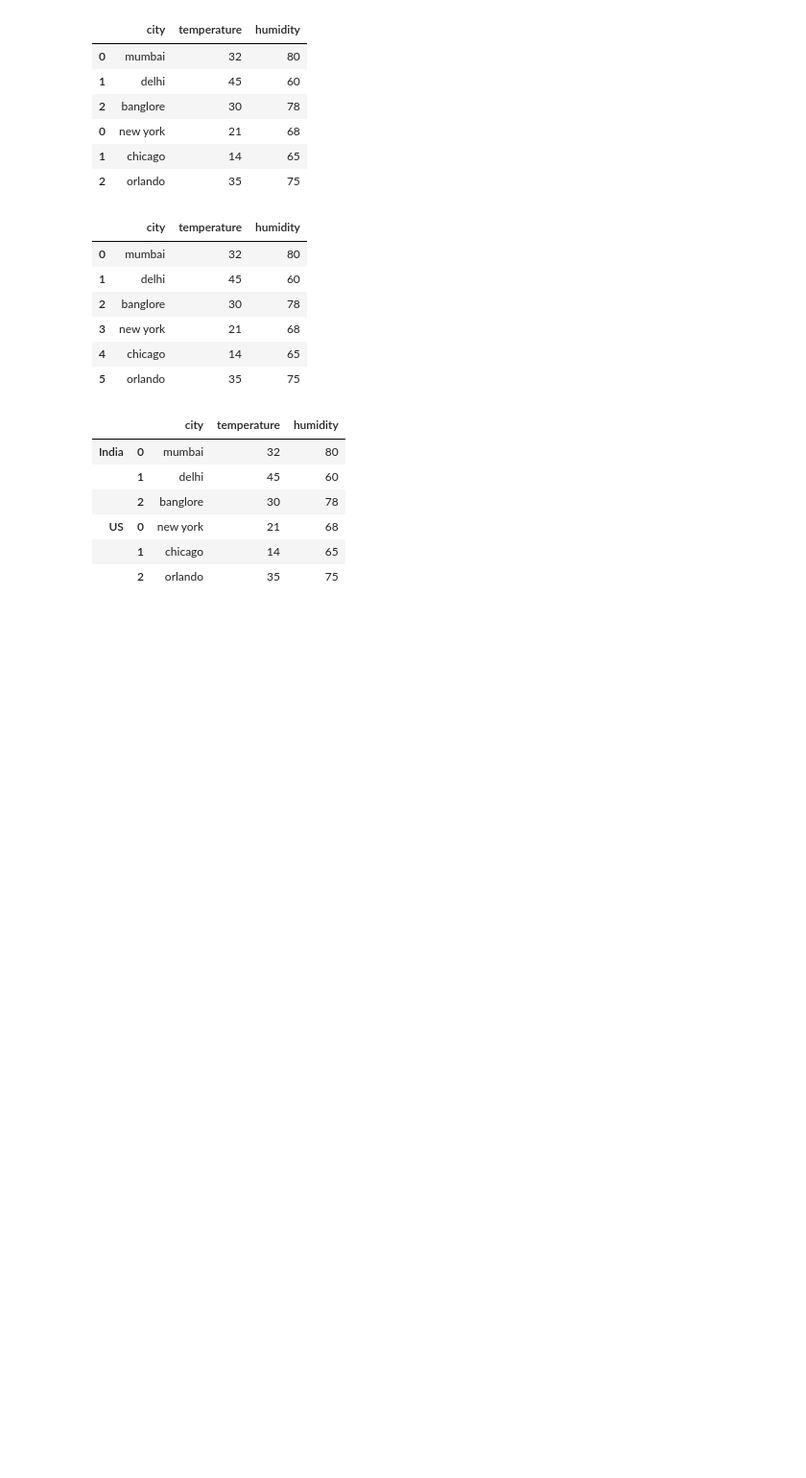
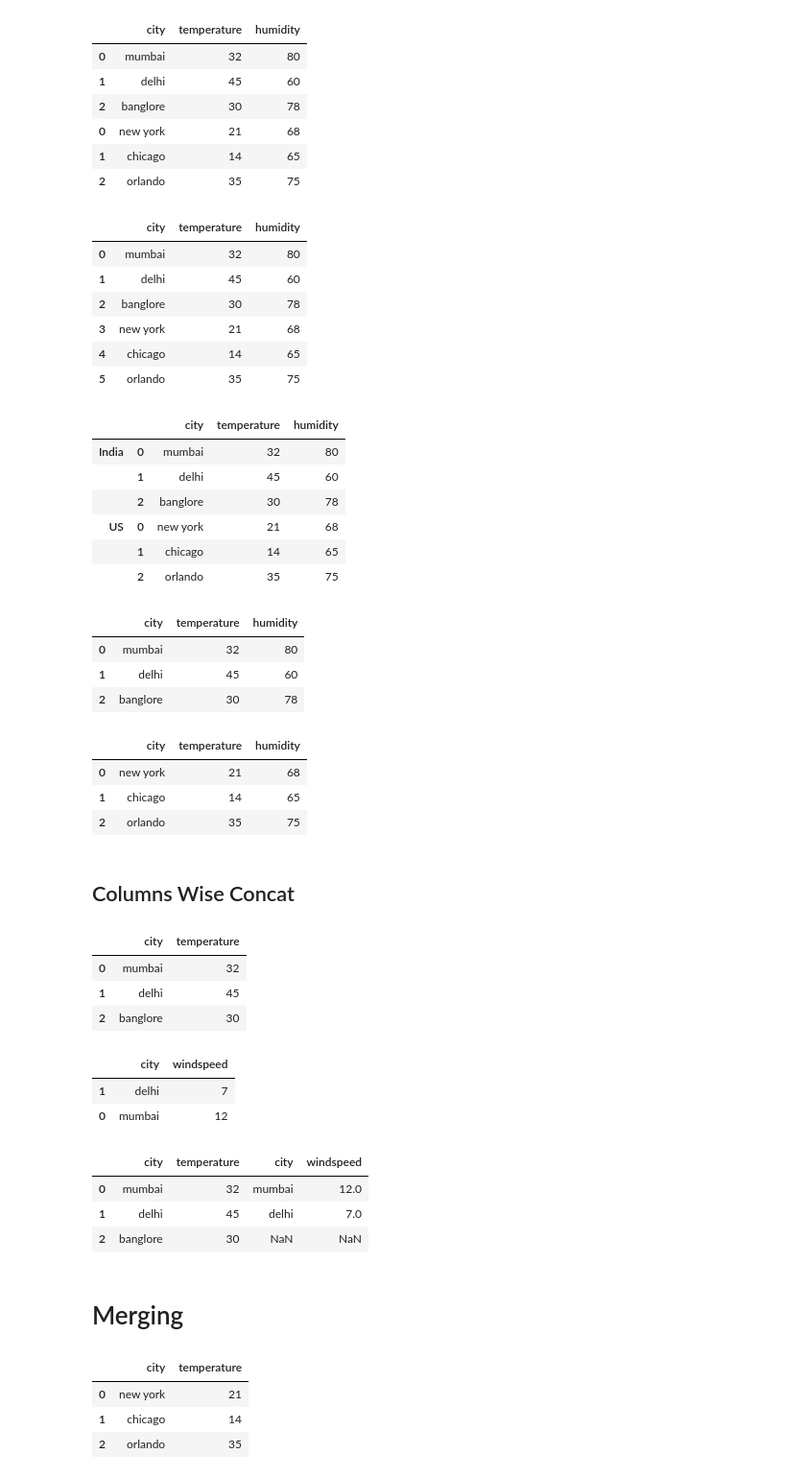
Before and after one commit to shreyaspangavhane/Machine-Learning, a Jupyter notebook: Pandas/DataConcat_Merge_resources/Data Concatenation and Merging.ipynb, the cells around one changed output. Shown: that part at 96% size. Cells and saved outputs as stored; diff of their text form; code cells hidden in the pictures; blank space fills up the shorter version.

```diff
--- a/Pandas/DataConcat_Merge_resources/Data Concatenation and Merging.ipynb
+++ b/Pandas/DataConcat_Merge_resources/Data Concatenation and Merging.ipynb
@@ -59,3 +63,60 @@ df
 | US | 0 | new york | 21 | 68 |
 |  | 1 | chicago | 14 | 65 |
 |  | 2 | orlando | 35 | 75 |
+# %%
+df.loc["India"]
+# %% [output]
+|  | city | temperature | humidity |
+| 0 | mumbai | 32 | 80 |
+| 1 | delhi | 45 | 60 |
+| 2 | banglore | 30 | 78 |
+# %%
+df.loc["US"]
+# %% [output]
+|  | city | temperature | humidity |
+| 0 | new york | 21 | 68 |
+| 1 | chicago | 14 | 65 |
+| 2 | orlando | 35 | 75 |
+# %% [markdown]
+## Columns Wise Concat
+# %%
+temp_df=pd.DataFrame({
+    "city":["mumbai","delhi","banglore"],
+    "temperature":[32,45,30]
+},index=[0,1,2])
+temp_df
+# %% [output]
+|  | city | temperature |
+| 0 | mumbai | 32 |
+| 1 | delhi | 45 |
+| 2 | banglore | 30 |
+# %%
+wind_df=pd.DataFrame({
+    "city":["delhi","mumbai"],
+    "windspeed":[7,12]
+},index=[1,0])
+wind_df
+# %% [output]
+|  | city | windspeed |
+| 1 | delhi | 7 |
+| 0 | mumbai | 12 |
+# %%
+pd.concat((temp_df,wind_df),axis=1)
+# %% [output]
+|  | city | temperature | city | windspeed |
+| 0 | mumbai | 32 | mumbai | 12.0 |
+| 1 | delhi | 45 | delhi | 7.0 |
+| 2 | banglore | 30 | NaN | NaN |
+# %% [markdown]
+# Merging
+# %%
+df1 = pd.DataFrame({
+    "city": ["new york","chicago","orlando"],
+    "temperature": [21,14,35],
+})
+df1
+# %% [output]
+|  | city | temperature |
+| 0 | new york | 21 |
+| 1 | chicago | 14 |
+| 2 | orlando | 35 |
```
Also changed, not shown: parts of 15 cells of this notebook, 7 other files.
